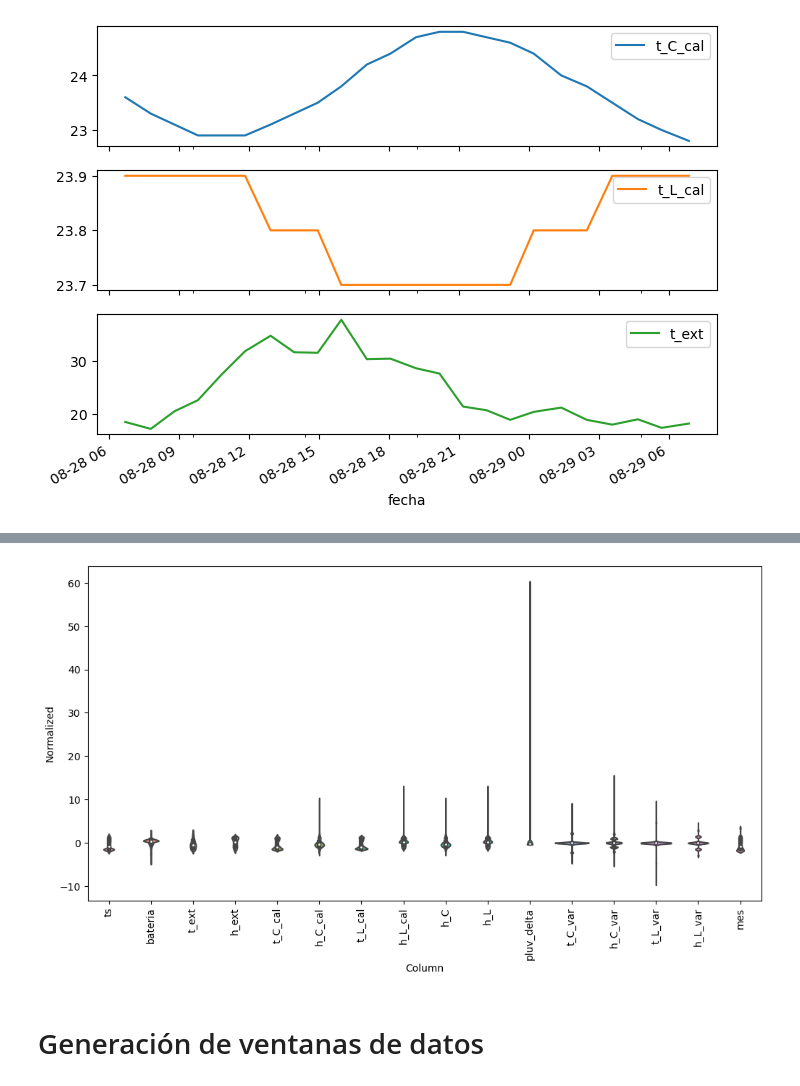
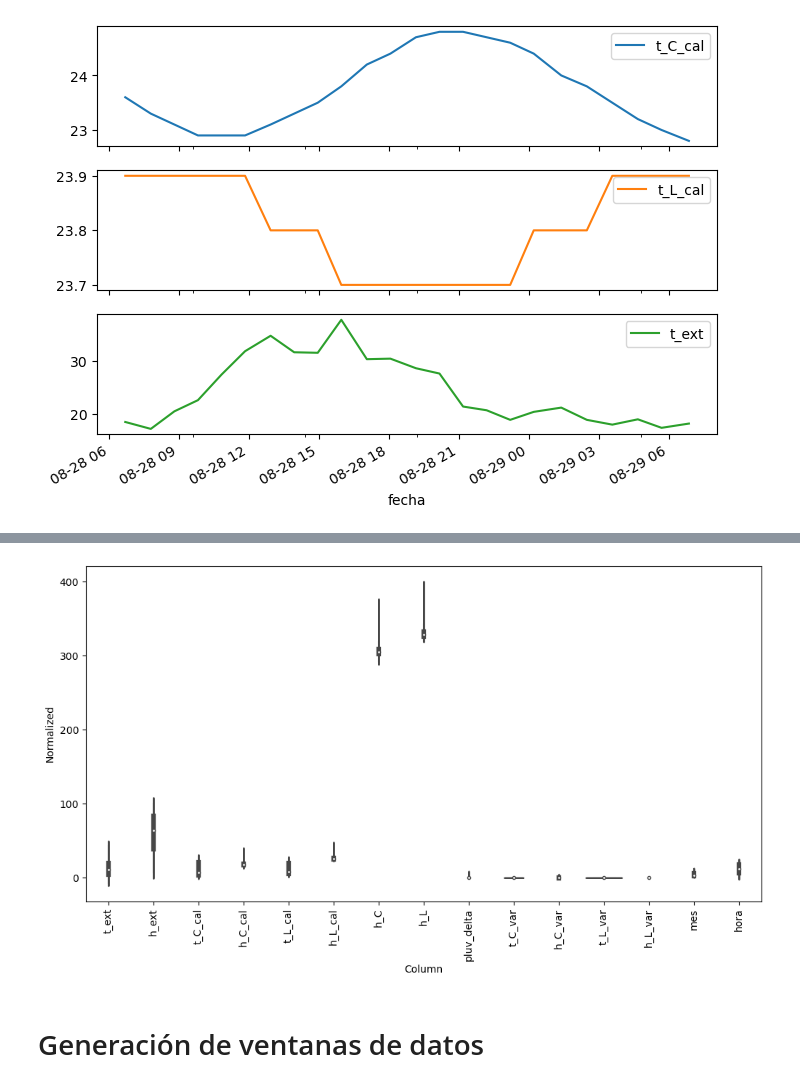
Before and after one commit to jzx1003/GII_O_MA_22.07, a Jupyter notebook: SerieTemporal.ipynb, the cells around one changed output, grey strips where cells are left out. Saved outputs shown, nothing was run; the diff lists cells and outputs as text; code cells hidden in the pictures.

Commit message:
Cambios norm, desnorm y entrenamiento

```diff
--- a/SerieTemporal.ipynb
+++ b/SerieTemporal.ipynb
@@ -90,11 +103,10 @@ test_df = (test_df - train_mean) / train_std
 # %%
-df_std = (datos - train_mean) / train_std
-df_std = df_std.melt(var_name='Column', value_name='Normalized')
+datos_norm = datos.melt(var_name='Column', value_name='Normalized')
 plt.figure(figsize=(12, 6))
-ax = sns.violinplot(x='Column', y='Normalized', data=df_std)
+ax = sns.violinplot(x='Column', y='Normalized', data=datos_norm)
 _ = ax.set_xticklabels(datos.keys(), rotation=90)
 # %% [output]
-[figure, old version]
+[figure, new version]
 # %% [markdown]
 # Generación de ventanas de datos
 # %%
```
Also changed, not shown: parts of 21 cells of this notebook.
